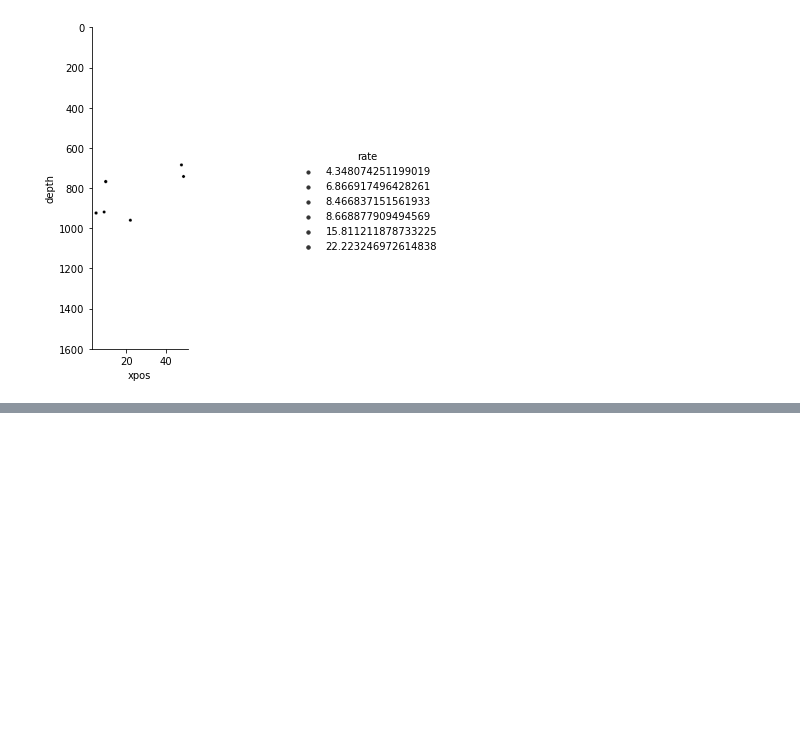
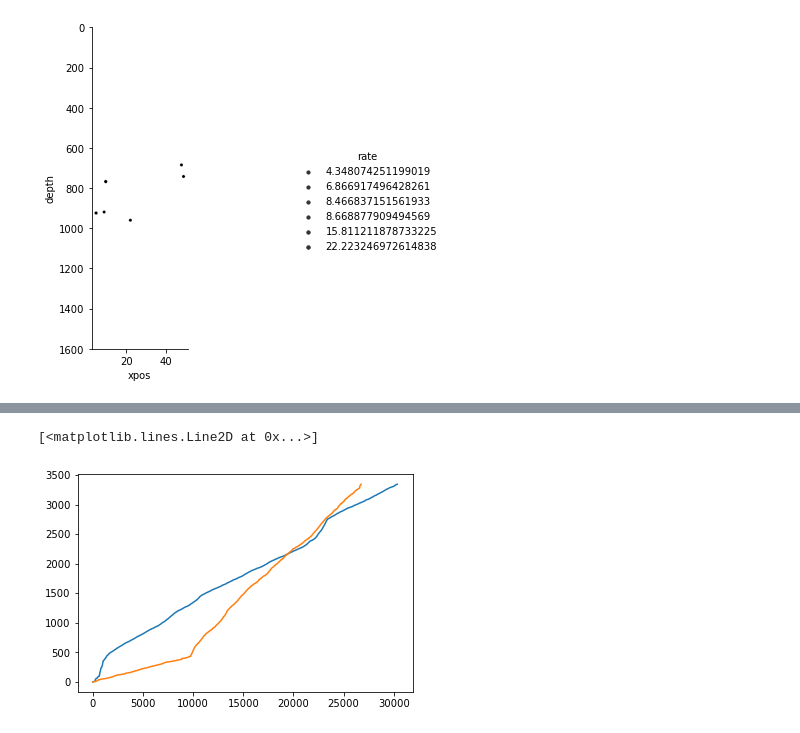
Before and after one commit to denmanlab/djd_notebooks, a Jupyter notebook: autobahn_makeNWB_3593.ipynb, the cells around one changed output, grey strips where cells are left out. Cells and saved outputs as stored; diff of their text form; code cells hidden in the pictures; blank space fills up the shorter version.

```diff
--- a/autobahn_makeNWB_3593.ipynb
+++ b/autobahn_makeNWB_3593.ipynb
@@ -774,0 +808,2 @@ plt.gca().set_aspect(0.1)
+# %%
+df_units = nwb.units.to_dataframe()
@@ -774,0 +821,13 @@ plt.gca().set_aspect(0.1)
+# %%
+units = df_units.index
+
+unit1 = units[7]
+unit2 = units[9]
+times1 = df_units[df_units.index==unit1].spike_times.values[0]
+times2 = df_units[df_units.index==unit2].spike_times.values[0]
+# %%
+plt.plot(times1)
+plt.plot(times2)
+# %% [output]
+[<matplotlib.lines.Line2D at 0x...>]
+[figure, added]
```
Also changed, not shown: parts of 28 cells of this notebook, 17 other files.
